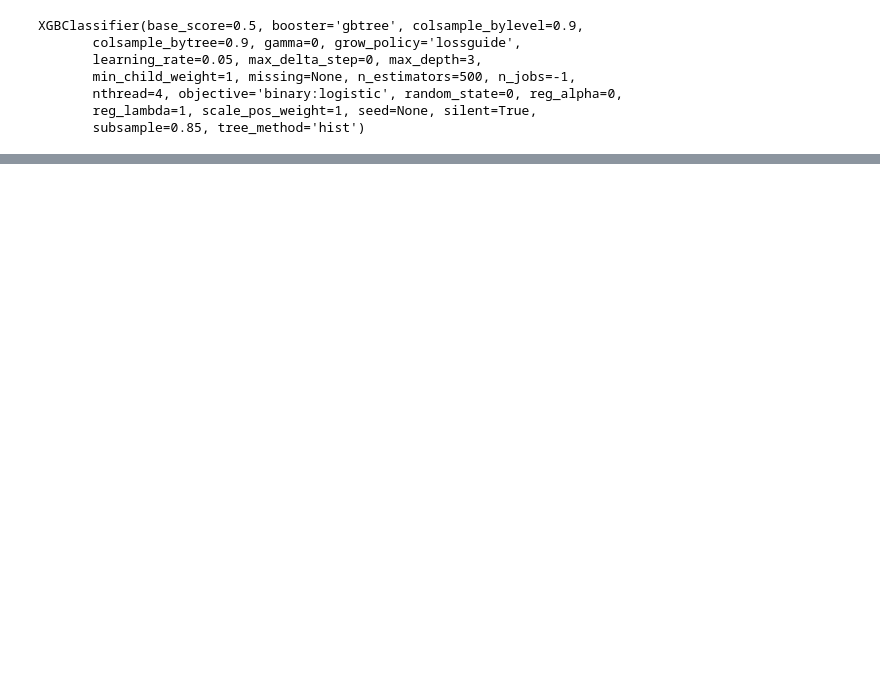
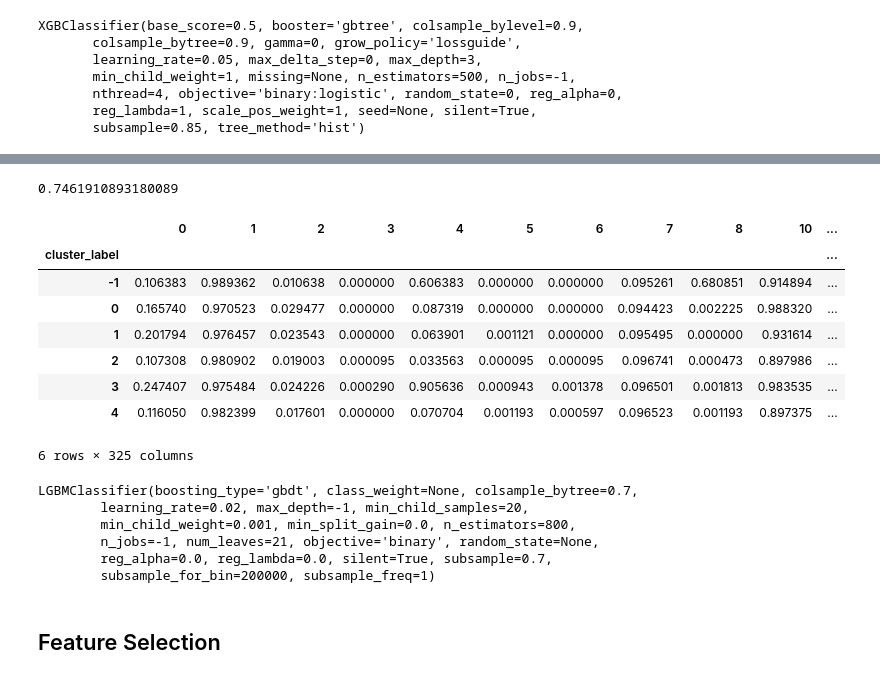
Before and after one commit to Monketo/performbank, a Jupyter notebook: hw5-mutibank-classification.ipynb, the cells around one changed output, grey strips where cells are left out. Cells and saved outputs as stored; diff of their text form; code cells hidden in the pictures; blank space fills up the shorter version.

```diff
--- a/hw5-mutibank-classification.ipynb
+++ b/hw5-mutibank-classification.ipynb
@@ -905,0 +1173,3 @@ See the caveats in the documentation: http://pandas.pydata.org/pandas-docs/stabl
+# %%
+all_dataframe["cluster_label"] = clust.labels_
+#all_dataframe["cluster_probs"] = clust.probabilities_
@@ -905,0 +1178,2 @@ See the caveats in the documentation: http://pandas.pydata.org/pandas-docs/stabl
+# %%
+train,test = all_dataframe[:len(train)],all_dataframe[len(train):]
@@ -905,0 +1208,25 @@ See the caveats in the documentation: http://pandas.pydata.org/pandas-docs/stabl
+# %%
+scores_with_clusters.mean()
+# %% [output]
+0.7461910893180089
+# %%
+train.groupby(["cluster_label"]).mean()
+# %% [output]
+|  | 0 | 1 | 2 | 3 | 4 | 5 | 6 | 7 | 8 | 10 | ... |
+| cluster_label |  |  |  |  |  |  |  |  |  |  | ... |
+| -1 | 0.106383 | 0.989362 | 0.010638 | 0.000000 | 0.606383 | 0.000000 | 0.000000 | 0.095261 | 0.680851 | 0.914894 | ... |
+| 0 | 0.165740 | 0.970523 | 0.029477 | 0.000000 | 0.087319 | 0.000000 | 0.000000 | 0.094423 | 0.002225 | 0.988320 | ... |
+| 1 | 0.201794 | 0.976457 | 0.023543 | 0.000000 | 0.063901 | 0.001121 | 0.000000 | 0.095495 | 0.000000 | 0.931614 | ... |
+| 2 | 0.107308 | 0.980902 | 0.019003 | 0.000095 | 0.033563 | 0.000095 | 0.000095 | 0.096741 | 0.000473 | 0.897986 | ... |
+| 3 | 0.247407 | 0.975484 | 0.024226 | 0.000290 | 0.905636 | 0.000943 | 0.001378 | 0.096501 | 0.001813 | 0.983535 | ... |
+| 4 | 0.116050 | 0.982399 | 0.017601 | 0.000000 | 0.070704 | 0.001193 | 0.000597 | 0.096523 | 0.001193 | 0.897375 | ... |
+6 rows × 325 columns
+# %%
+lgbmClas.fit(X_train_new,Y_train_new)
+# %% [output]
+LGBMClassifier(boosting_type='gbdt', class_weight=None, colsample_bytree=0.7,
+        learning_rate=0.02, max_depth=-1, min_child_samples=20,
+        min_child_weight=0.001, min_split_gain=0.0, n_estimators=800,
+        n_jobs=-1, num_leaves=21, objective='binary', random_state=None,
+        reg_alpha=0.0, reg_lambda=0.0, silent=True, subsample=0.7,
+        subsample_for_bin=200000, subsample_freq=1)
@@ -905,0 +1239,2 @@ See the caveats in the documentation: http://pandas.pydata.org/pandas-docs/stabl
+# %% [markdown]
+## Feature Selection
```
Also changed, not shown: parts of 135 cells of this notebook.
